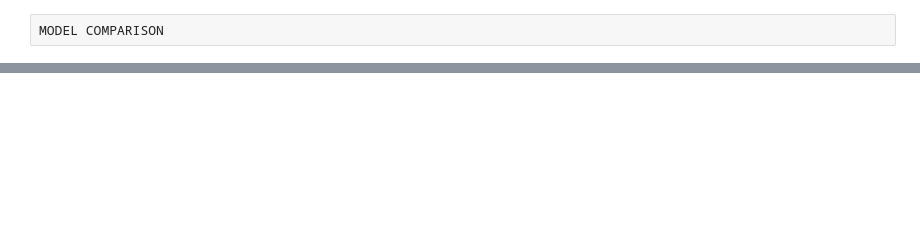
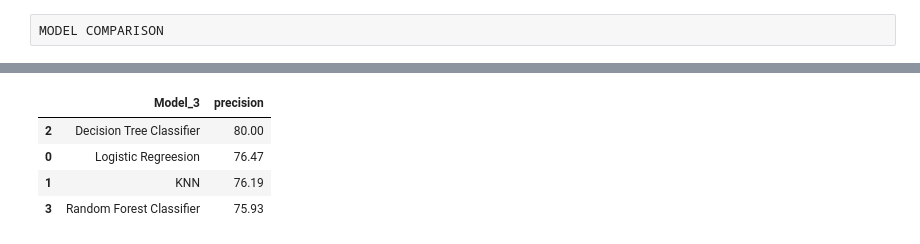
Before and after one commit to AnchalGupta1117/Liver-diseases-prediction, a Jupyter notebook: Liver-diseases-prediction.ipynb, the cells around one changed output, grey strips where cells are left out. Drawn from its saved outputs; the diff is of its cells as text; code cells hidden in the pictures; blank space fills up the shorter version.

Commit message:
Model Comparison on Precision added

```diff
--- a/Liver-diseases-prediction.ipynb
+++ b/Liver-diseases-prediction.ipynb
@@ -290,3 +297,7 @@ knn_f1 = f1_score(y_test, knn.predict(X_test))
 print(f"F1 Score: {knn_f1:.2f}")
 # %% [output]
 F1 Score: 0.77
+# %%
+knn_precision = precision_score(y_test, knn.predict(X_test))
+
+print(f"Precision: {knn_precision:.2f}")
@@ -322,3 +335,7 @@ dtc_f1 = f1_score(y_test, dtc.predict(X_test))
 print(f"F1 Score: {dtc_f1:.2f}")
 # %% [output]
 F1 Score: 0.79
+# %%
+dtc_precision = precision_score(y_test, dtc.predict(X_test))
+
+print(f"Precision: {dtc_precision:.2f}")
@@ -359,0 +379,4 @@ F1 Score: 0.84
+# %%
+clf_precision = precision_score(y_test, rand_clf.predict(X_test))
+
+print(f"Precision: {clf_precision:.2f}")
@@ -386,2 +411,15 @@ model_2.sort_values(by='f1-Score', ascending=False)
 | 2 | Decision Tree Classifier | 79.01 |
 | 1 | KNN | 77.11 |
+# %%
+model_3 = pd.DataFrame({
+    'Model_3':['Logistic Regreesion','KNN', 'Decision Tree Classifier', 'Random Forest Classifier'],
+    'precision':[100*round(lr_precision, 4), 100*round(knn_precision, 4), 100*round(dtc_precision, 4), 100*round(clf_precision, 4)]
+})
+# %%
+model_3.sort_values(by='precision', ascending=False)
+# %% [output]
+|  | Model_3 | precision |
+| 2 | Decision Tree Classifier | 80.00 |
+| 0 | Logistic Regreesion | 76.47 |
+| 1 | KNN | 76.19 |
+| 3 | Random Forest Classifier | 75.93 |
```
Also changed, not shown: parts of 8 cells of this notebook.
